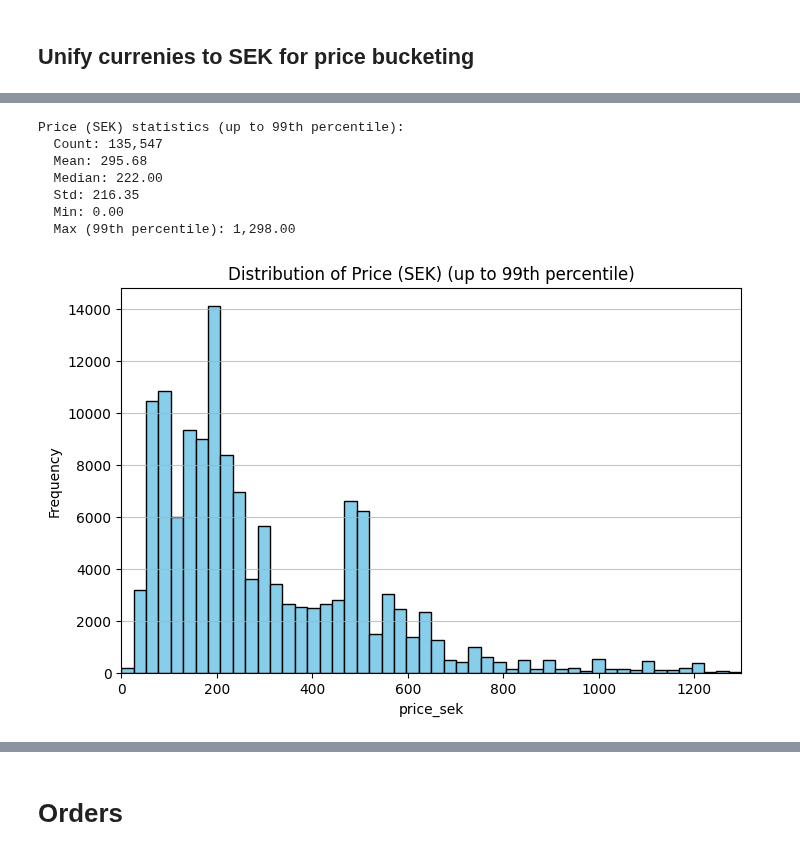
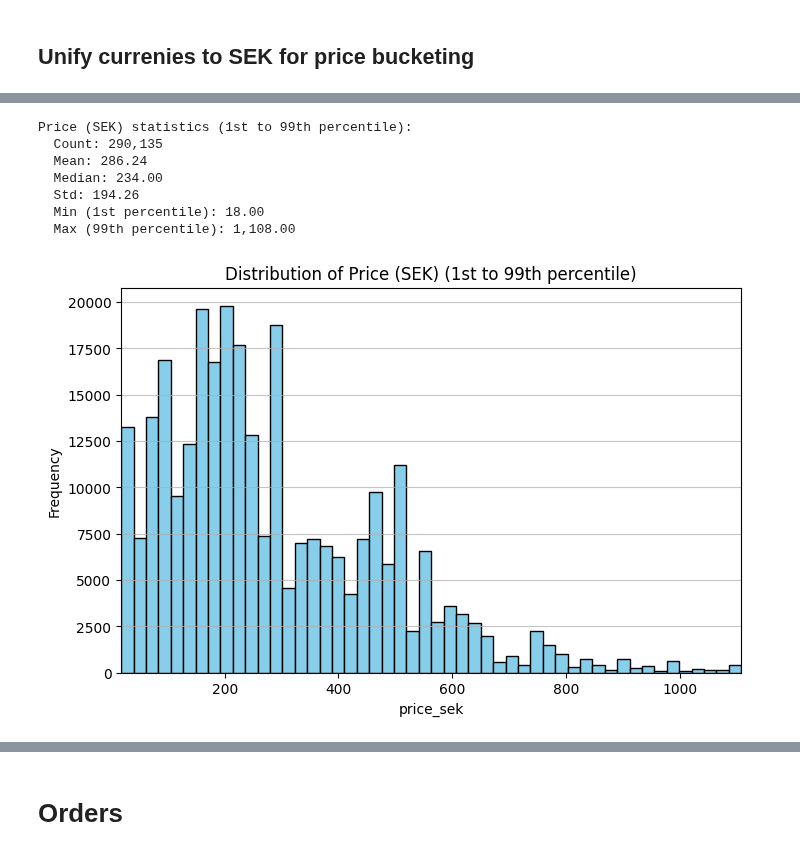
Before and after one commit to maria-lagerholm/itcm_recommendation_engine, a Jupyter notebook: notebooks/eda_transactions.ipynb, the cells around one changed output, grey strips where cells are left out. Cells and saved outputs as stored; diff of their text form; code cells hidden in the pictures.

```diff
--- a/notebooks/eda_transactions.ipynb
+++ b/notebooks/eda_transactions.ipynb
@@ -3,6 +5,7 @@
 
 import pandas as pd
 tx = pd.read_csv("../data/processed/transactions_canonical.csv", dtype="string")
+tx = tx.drop(columns=["invoiceEmail", "orderLineId"], errors="ignore")
 # %%
 print(len(tx))
 # %% [output]
@@ -91,14 +143,0 @@ tx = tx[~tx['shopUserId'].isin(['80136', '130244'])]
-# %%
-import pandas as pd
-
-# make a day key and a stable sort so "first" is deterministic
-tx["created"] = pd.to_datetime(tx["created"], errors="coerce")
-tx = tx.sort_values(["shopUserId", "groupId", "created", "orderId"], na_position="last")
-
-tx["created_date"] = tx["created"].dt.date
-
-# keep first occurrence per key; singles are kept too
-before = len(tx)
-tx = tx[~tx.duplicated(subset=["shopUserId", "groupId", "created_date"], keep="first")]
-after = len(tx)
-print(f"Removed {before - after} duplicate rows based on shopUserId, groupId, and created_date")
@@ -107,8 +144,7 @@ Removed 13848 duplicate rows based on shopUserId, groupId, and created_date
 # %%
-# Remove rows where 'created' date is 2024-05-26, 2024-05-27, 2024-05-28, or 2024-05-29 (bugs)
+# Keep only rows where 'created' date is on or after 2024-06-01 to avoid migration bugs
 tx['created'] = pd.to_datetime(tx['created'], errors='coerce')
-dates_to_remove = pd.to_datetime(['2024-05-21', '2024-05-26', '2024-05-27', '2024-05-28', '2024-05-29'])
-tx = tx[~tx['created'].dt.normalize().isin(dates_to_remove)]
+tx = tx[tx['created'] >= pd.to_datetime('2024-06-01')]
 # %%
 print(len(tx))
 # %% [output]
@@ -170,37 +213,40 @@ tx = tx[~tx['price'].astype(str).str.replace('.0$', '', regex=True).str.fullmatc
 # %%
 import matplotlib.pyplot as plt
 
 # Show key statistics in numbers
 price_sek = tx["price_sek"].dropna()
-q99 = price_sek.quantile(0.99)
-print("Price (SEK) statistics (up to 99th percentile):")
-print(f"  Count: {price_sek[price_sek <= q99].count():,}")
-print(f"  Mean: {price_sek[price_sek <= q99].mean():,.2f}")
-print(f"  Median: {price_sek[price_sek <= q99].median():,.2f}")
-print(f"  Std: {price_sek[price_sek <= q99].std():,.2f}")
-print(f"  Min: {price_sek[price_sek <= q99].min():,.2f}")
-print(f"  Max (99th percentile): {q99:,.2f}")
+q_low = price_sek.quantile(0.01)
+q_high = price_sek.quantile(0.99)
+price_sek_trimmed = price_sek[(price_sek >= q_low) & (price_sek <= q_high)]
+
+print("Price (SEK) statistics (1st to 99th percentile):")
+print(f"  Count: {price_sek_trimmed.count():,}")
+print(f"  Mean: {price_sek_trimmed.mean():,.2f}")
+print(f"  Median: {price_sek_trimmed.median():,.2f}")
+print(f"  Std: {price_sek_trimmed.std():,.2f}")
+print(f"  Min (1st percentile): {q_low:,.2f}")
+print(f"  Max (99th percentile): {q_high:,.2f}")
 
 plt.figure(figsize=(8, 5))
 plt.hist(
-    price_sek[price_sek <= q99],
+    price_sek_trimmed,
     bins=50,
     color="skyblue",
     edgecolor="black"
 )
-plt.title("Distribution of Price (SEK) (up to 99th percentile)")
+plt.title("Distribution of Price (SEK) (1st to 99th percentile)")
 plt.xlabel("price_sek")
 plt.ylabel("Frequency")
-plt.xlim(price_sek[price_sek <= q99].min(), q99)
+plt.xlim(q_low, q_high)
 plt.grid(axis='y', alpha=0.75)
 plt.show()
 # %% [output]
-Price (SEK) statistics (up to 99th percentile):
-  Count: 135,547
-  Mean: 295.68
-  Median: 222.00
-  Std: 216.35
-  Min: 0.00
-  Max (99th percentile): 1,298.00
+Price (SEK) statistics (1st to 99th percentile):
+  Count: 290,135
+  Mean: 286.24
+  Median: 234.00
+  Std: 194.26
+  Min (1st percentile): 18.00
+  Max (99th percentile): 1,108.00
-[figure, old version]
+[figure, new version]
 # %%
```
Also changed, not shown: parts of 40 cells of this notebook, 3 other files.
